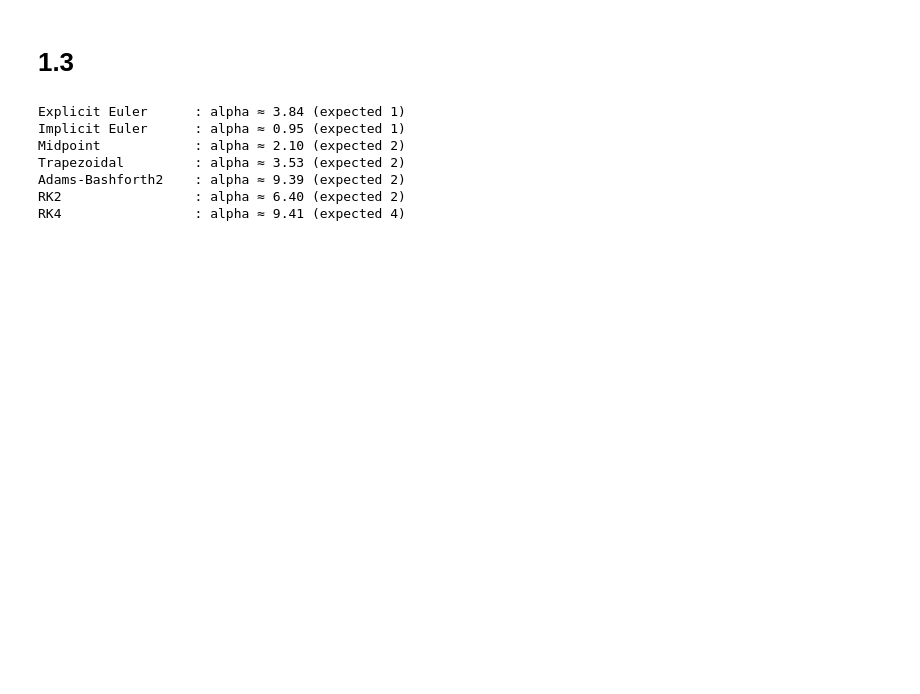
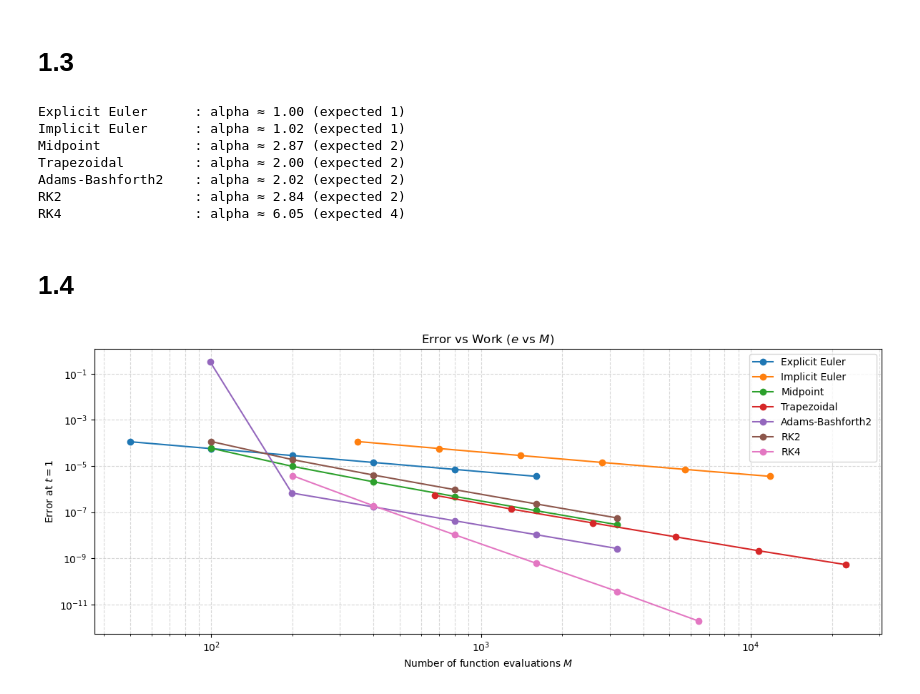
Before and after one commit to rx9933/COE-347, a Jupyter notebook: HW02/p1.ipynb, the cells around one changed output. Cells and saved outputs as stored; diff of their text form; code cells hidden in the pictures; blank space fills up the shorter version.

```diff
--- a/HW02/p1.ipynb
+++ b/HW02/p1.ipynb
@@ -247,8 +335,17 @@ for method, (inv_h, errors) in plot_data.items():
     h = 1.0 / np.array(inv_h)
     E = np.array(errors)
 
-    # log–log fit
-    alpha, logC = np.polyfit(np.log(h), np.log(E), 1)
+    # Build least-squares system: log(E) = alpha * log(h) + log(C)
+    X = np.column_stack([
+        np.log(h),                 # slope term
+        np.ones_like(h)            # intercept term
+    ])
+    y = np.log(E)
+
+    # Solve least squares
+    coeffs, residuals, rank, svals = np.linalg.lstsq(X, y, rcond=None)
+    alpha, logC = coeffs
+
     alpha_exp = expected_order.get(method, None)
 
     if alpha_exp is not None:
@@ -256,10 +353,57 @@ for method, (inv_h, errors) in plot_data.items():
     else:
         print(f"{method:20s}: alpha ≈ {alpha:.2f}")
 # %% [output]
-Explicit Euler      : alpha ≈ 3.84 (expected 1)
-Implicit Euler      : alpha ≈ 0.95 (expected 1)
-Midpoint            : alpha ≈ 2.10 (expected 2)
-Trapezoidal         : alpha ≈ 3.53 (expected 2)
-Adams-Bashforth2    : alpha ≈ 9.39 (expected 2)
-RK2                 : alpha ≈ 6.40 (expected 2)
-RK4                 : alpha ≈ 9.41 (expected 4)
+Explicit Euler      : alpha ≈ 1.00 (expected 1)
+Implicit Euler      : alpha ≈ 1.02 (expected 1)
+Midpoint            : alpha ≈ 2.87 (expected 2)
+Trapezoidal         : alpha ≈ 2.00 (expected 2)
+Adams-Bashforth2    : alpha ≈ 2.02 (expected 2)
+RK2                 : alpha ≈ 2.84 (expected 2)
+RK4                 : alpha ≈ 6.05 (expected 4)
+# %% [markdown]
+# 1.4
+# %%
+# Minimal all_data creation
+common_num_steps = [50, 100, 200, 400, 800, 1600]  # Choose appropriate values
+all_data = {}
+
+for method_name, method_func in methods.items():
+    errors = []
+    evals = []
+
+    for num_steps in common_num_steps:
+        h = (x_end - x_start) / num_steps
+        x_num, y_num, n_evals = method_func(f, y0, x_range, h, return_evals=True)
+        y_exact_interp = sol_exact.sol(x_num)[0]
+        error = compute_error(y_num, y_exact_interp)
+        errors.append(error)
+        evals.append(n_evals)
+
+    all_data[method_name] = {
+        'errors': np.array(errors),
+        'evals': np.array(evals),
+        'num_steps': common_num_steps,
+        'step_sizes': [(x_end - x_start)/n for n in common_num_steps]
+    }
+# %%
+plt.figure(figsize=(12, 5))
+
+for method_name in all_data.keys():
+    M_vals = all_data[method_name]['evals']      # Function evaluations
+    e_vals = all_data[method_name]['errors']     # Errors
+
+    # Ensure numpy arrays
+    M_vals = np.array(M_vals, dtype=float)
+    e_vals = np.array(e_vals, dtype=float)
+
+    plt.loglog(M_vals, e_vals, marker='o', label=method_name)
+
+plt.xlabel(r'Number of function evaluations $M$')
+plt.ylabel(r'Error at $t = 1$')
+plt.title(r'Error vs Work ($e$ vs $M$)')
+plt.legend()
+plt.grid(True, which="both", ls="--", alpha=0.5)
+plt.tight_layout()
+plt.show()
+# %% [output]
+[figure, added]
```
Also changed, not shown: parts of 2 cells of this notebook, 12 other files.
